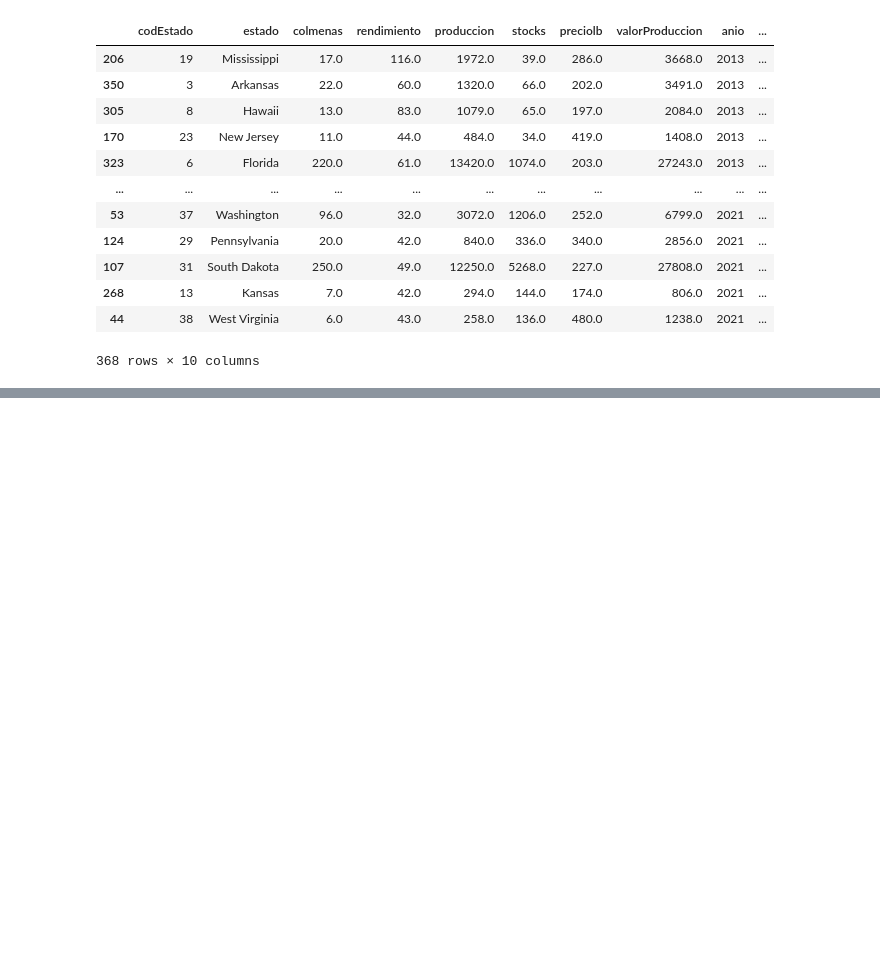
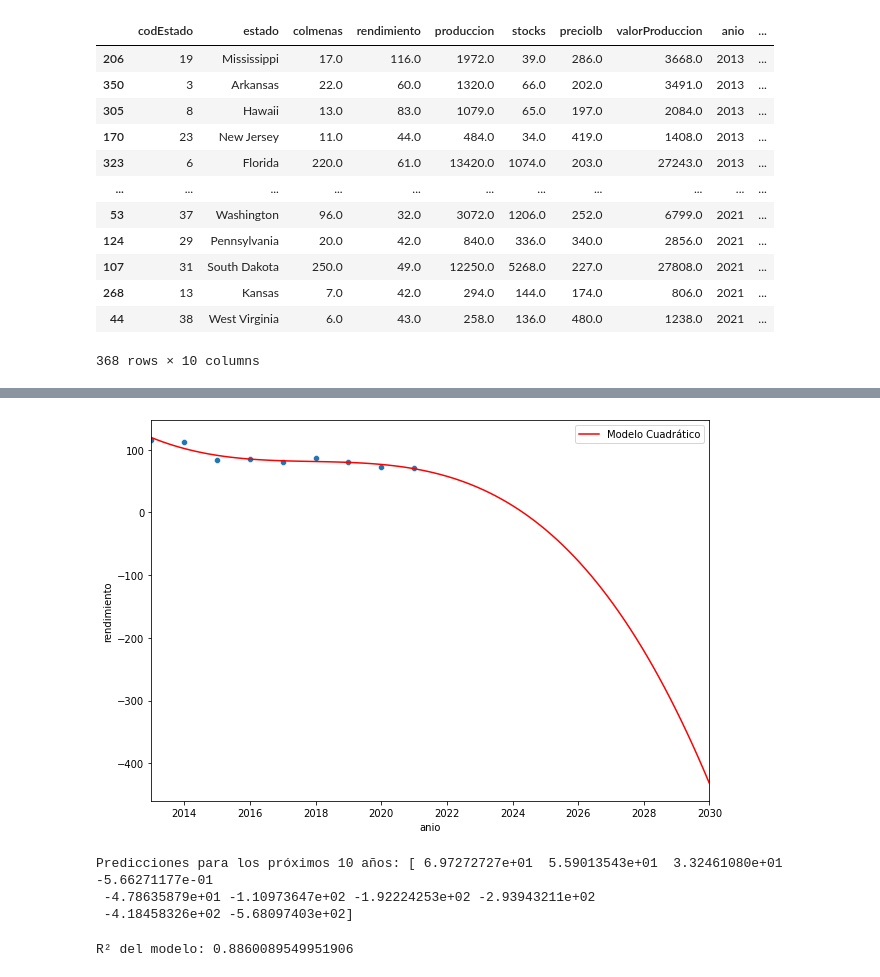
Before and after one commit to Samave02/HoneyTic-, a Jupyter notebook: Honey Production/Honey.ipynb, the cells around one changed output, grey strips where cells are left out. Saved outputs shown, nothing was run; the diff lists cells and outputs as text; code cells hidden in the pictures; blank space fills up the shorter version.

```diff
--- a/Honey Production/Honey.ipynb
+++ b/Honey Production/Honey.ipynb
@@ -395,0 +681,44 @@ fig.write_html("rendimiento_anio.html")
+# %%
+import numpy as np
+import seaborn as sns
+import matplotlib.pyplot as plt
+from numpy.polynomial.polynomial import Polynomial
+
+x = df_mississippi['anio']
+y = df_mississippi['rendimiento']
+
+
+p = Polynomial.fit(x, y, deg=3)
+
+plt.figure(figsize=(10,7))
+sns.scatterplot(x=x, y=y)
+
+x_pred = np.linspace(min(x),2030, 100)
+y_pred = p(x_pred)
+
+plt.plot(x_pred, y_pred, color='red', label='Modelo Cuadrático')
+plt.xlim(2013,2030)
+plt.legend()
+plt.show()
+# %% [output]
+[figure, added]
+# %%
+# Extender el rango de predicción a 10 años desde la última fecha
+x_future = np.linspace(max(x), max(x) + 10, 10)
+y_future = p(x_future)
+
+# Imprimir predicciones
+print("Predicciones para los próximos 10 años:", y_future)
+# %% [output]
+Predicciones para los próximos 10 años: [ 6.97272727e+01  5.59013543e+01  3.32461080e+01 -5.66271177e-01
+ -4.78635879e+01 -1.10973647e+02 -1.92224253e+02 -2.93943211e+02
+ -4.18458326e+02 -5.68097403e+02]
+# %%
+from sklearn.metrics import r2_score
+
+# Evaluar el desempeño del modelo
+y_pred_train = p(x)
+r2 = r2_score(y, y_pred_train)
+print(f"R² del modelo: {r2}")
+# %% [output]
+R² del modelo: 0.8860089549951906
```
Also changed, not shown: parts of 34 cells of this notebook, 3 other files.
